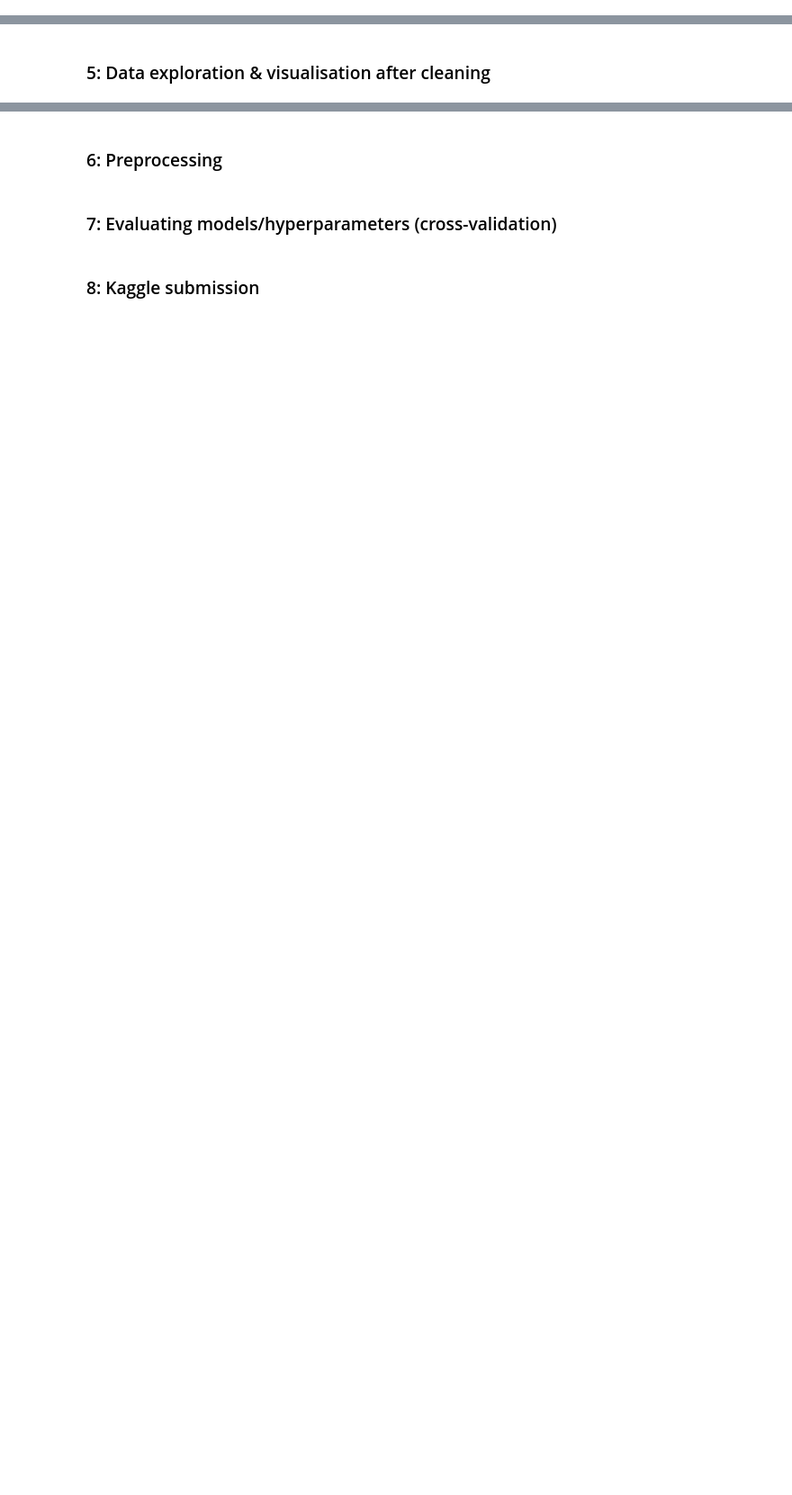
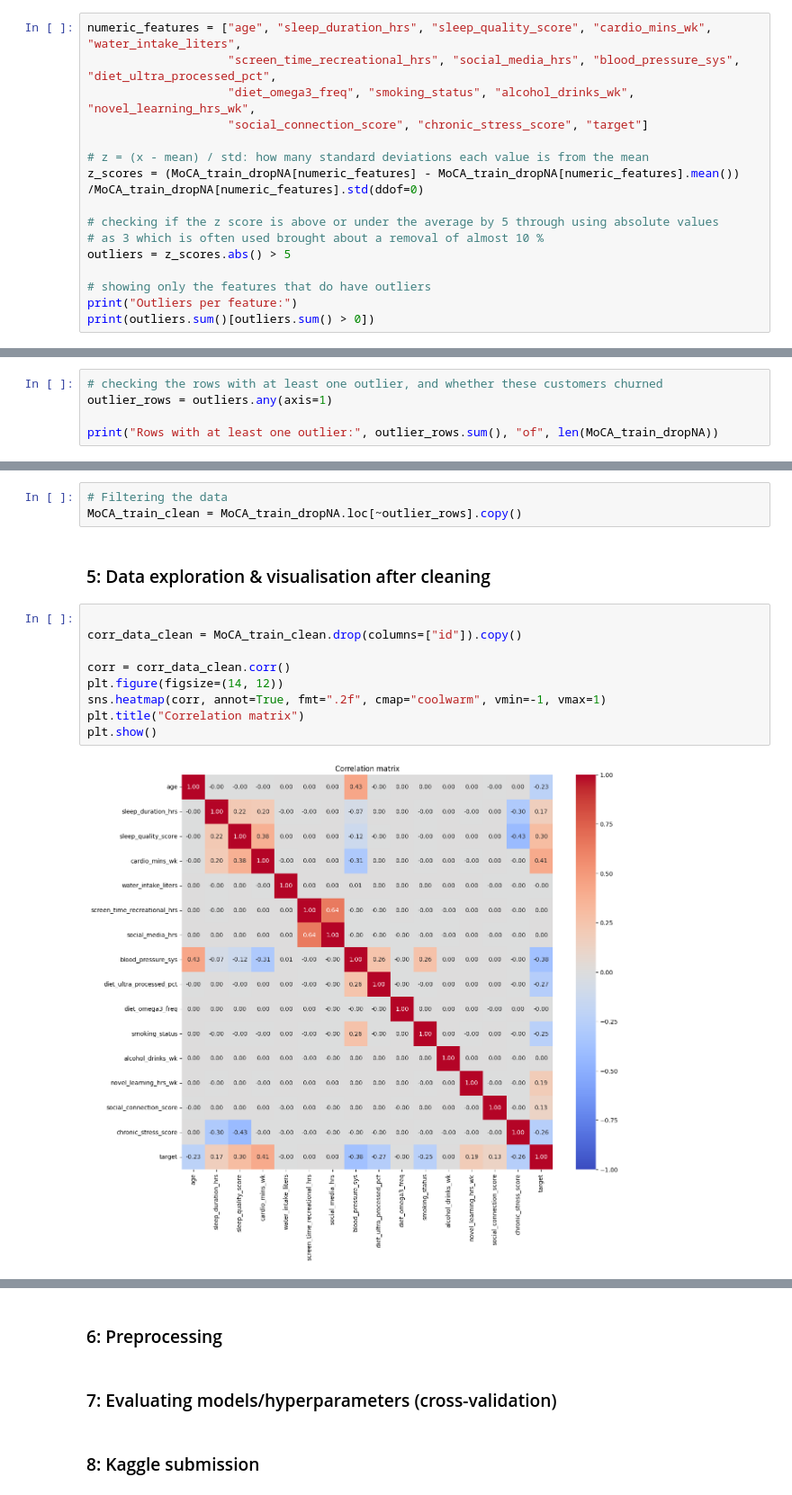
Before and after one commit to sondre04aasheim-spec/Deliverable_5_DAT200, a Jupyter notebook: CA4_group_30_v5.ipynb, the cells around one changed output, grey strips where cells are left out. Shown at 90% size. Saved outputs shown, nothing was run; the diff lists cells and outputs as text; blank space fills up the shorter version.

```diff
--- a/CA4_group_30_v5.ipynb
+++ b/CA4_group_30_v5.ipynb
@@ -196,0 +252,16 @@ plt.show()
+# %%
+numeric_features = ["age", "sleep_duration_hrs", "sleep_quality_score", "cardio_mins_wk", "water_intake_liters",
+                    "screen_time_recreational_hrs", "social_media_hrs", "blood_pressure_sys", "diet_ultra_processed_pct",
+                    "diet_omega3_freq", "smoking_status", "alcohol_drinks_wk", "novel_learning_hrs_wk",
+                    "social_connection_score", "chronic_stress_score", "target"]
+
+# z = (x - mean) / std: how many standard deviations each value is from the mean
+z_scores = (MoCA_train_dropNA[numeric_features] - MoCA_train_dropNA[numeric_features].mean()) /MoCA_train_dropNA[numeric_features].std(ddof=0)
+
+# checking if the z score is above or under the average by 5 through using absolute values
+# as 3 which is often used brought about a removal of almost 10 %
+outliers = z_scores.abs() > 5
+
+# showing only the features that do have outliers
+print("Outliers per feature:")
+print(outliers.sum()[outliers.sum() > 0])
@@ -196,0 +286,5 @@ plt.show()
+# %%
+# checking the rows with at least one outlier, and whether these customers churned
+outlier_rows = outliers.any(axis=1)
+
+print("Rows with at least one outlier:", outlier_rows.sum(), "of", len(MoCA_train_dropNA))
@@ -197,2 +293,16 @@ plt.show()
+# %%
+# Filtering the data
+MoCA_train_clean = MoCA_train_dropNA.loc[~outlier_rows].copy()
 # %% [markdown]
 ### 5: Data exploration & visualisation after cleaning
+# %%
+
+corr_data_clean = MoCA_train_clean.drop(columns=["id"]).copy()
+
+corr = corr_data_clean.corr()
+plt.figure(figsize=(14, 12))
+sns.heatmap(corr, annot=True, fmt=".2f", cmap="coolwarm", vmin=-1, vmax=1)
+plt.title("Correlation matrix")
+plt.show()
+# %% [output]
+[figure, added]
```
Also changed, not shown: parts of 9 cells of this notebook.
